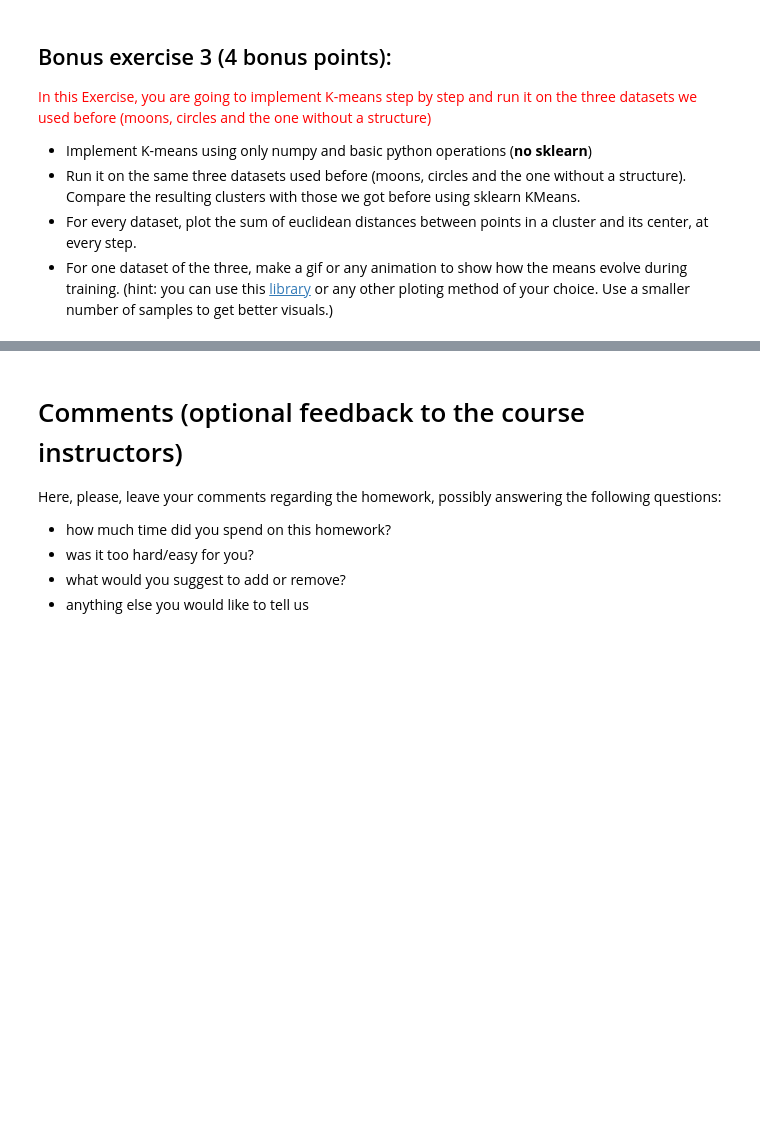
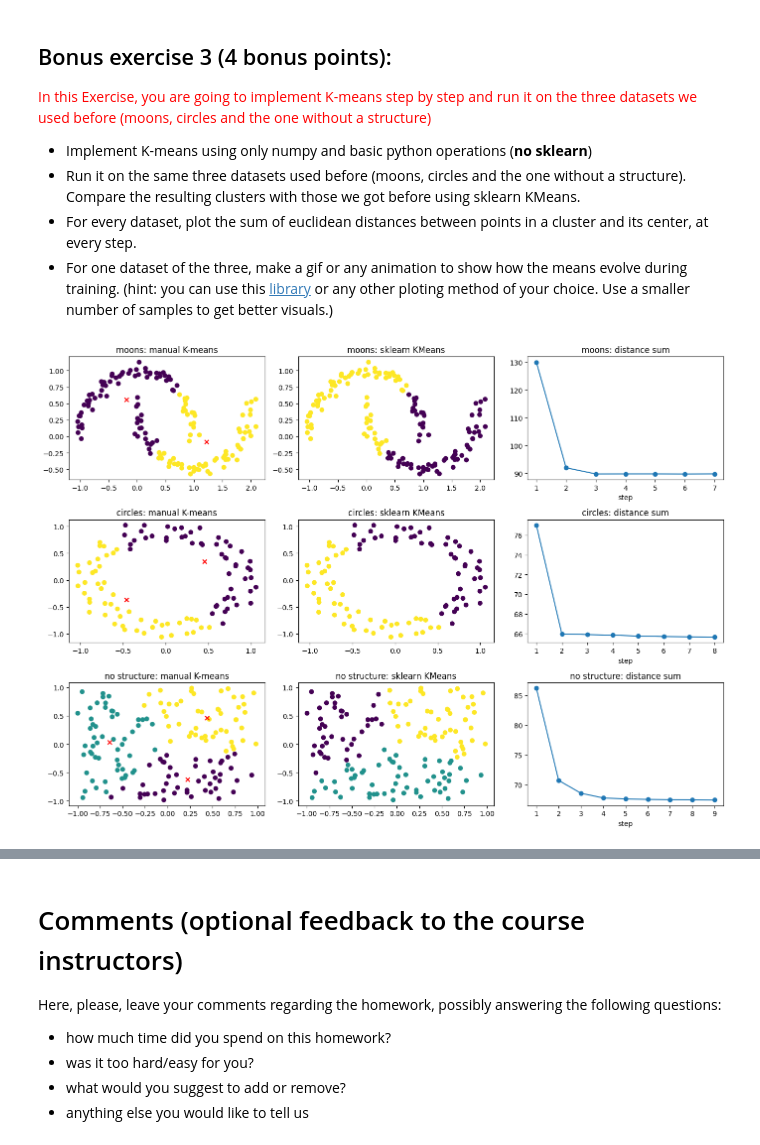
Before and after one commit to Ermolz/ml-homework02, a Jupyter notebook: 2026_Unsupervised_learning_HW.ipynb, the cells around one changed output, grey strips where cells are left out. Saved outputs shown, nothing was run; the diff lists cells and outputs as text; code cells hidden in the pictures; blank space fills up the shorter version.

```diff
--- a/2026_Unsupervised_learning_HW.ipynb
+++ b/2026_Unsupervised_learning_HW.ipynb
@@ -416,3 +548,91 @@ According to the above plot the most reasonable number of clusters is ...
 * Run it on the same three datasets used before (moons, circles and the one without a structure). Compare the resulting clusters with those we got before using sklearn KMeans.
 * For every dataset, plot the sum of euclidean distances between points in a cluster and its center, at every step.
 * For one dataset of the three, make a gif or any animation to show how the means evolve during training. (hint: you can use this [library](https://pypi.org/project/gif/) or any other ploting method of your choice. Use a smaller number of samples to get better visuals.)</font>
+# %%
+from matplotlib.animation import FuncAnimation
+from IPython.display import HTML, display
+
+def manual_kmeans(points, n_clusters, max_iter = 30, random_state = 111):
+    rng = np.random.default_rng(random_state)
+    centers = points[rng.choice(len(points), size = n_clusters, replace = False)].copy()
+    labels = np.zeros(len(points), dtype = int)
+    history = [centers.copy()]
+    losses = []
+
+    for _ in range(max_iter):
+        distances = np.linalg.norm(points[:, None, :] - centers[None, :, :], axis = 2)
+        new_labels = np.argmin(distances, axis = 1)
+        loss = np.sum(np.linalg.norm(points - centers[new_labels], axis = 1))
+        losses.append(loss)
+
+        new_centers = centers.copy()
+        for cluster_id in range(n_clusters):
+            cluster_points = points[new_labels == cluster_id]
+            if len(cluster_points) > 0:
+                new_centers[cluster_id] = np.mean(cluster_points, axis = 0)
+
+        history.append(new_centers.copy())
+        if np.allclose(new_centers, centers):
+            labels = new_labels
+            centers = new_centers
+            break
+
+        labels = new_labels
+        centers = new_centers
+
+    return labels, centers, losses, history
+
+moons_data, _ = datasets.make_moons(n_samples = 150, noise = 0.06, random_state = 111)
+circles_bonus_data = circles_pd[['x', 'y']].to_numpy()
+no_structure_data = np.random.default_rng(111).uniform(-1, 1, size = (150, 2))
+
+bonus_datasets = {
+    'moons': (moons_data, 2),
+    'circles': (circles_bonus_data, 2),
+    'no structure': (no_structure_data, 3)
+}
+
+manual_kmeans_results = {}
+fig, axes = plt.subplots(len(bonus_datasets), 3, figsize = (14, 10))
+
+for row_id, (name, (data, n_clusters)) in enumerate(bonus_datasets.items()):
+    manual_labels, manual_centers, losses, history = manual_kmeans(data, n_clusters = n_clusters, random_state = 111)
+    sklearn_labels = KMeans(n_clusters = n_clusters, random_state = 111, n_init = 10).fit_predict(data)
+    manual_kmeans_results[name] = {'labels': manual_labels, 'centers': manual_centers, 'losses': losses, 'history': history}
+
+    axes[row_id, 0].scatter(data[:, 0], data[:, 1], c = manual_labels)
+    axes[row_id, 0].scatter(manual_centers[:, 0], manual_centers[:, 1], c = 'red', marker = 'x')
+    axes[row_id, 0].set_title(f'{name}: manual K-means')
+
+    axes[row_id, 1].scatter(data[:, 0], data[:, 1], c = sklearn_labels)
+    axes[row_id, 1].set_title(f'{name}: sklearn KMeans')
+
+    axes[row_id, 2].plot(range(1, len(losses) + 1), losses, marker = 'o')
+    axes[row_id, 2].set_title(f'{name}: distance sum')
+    axes[row_id, 2].set_xlabel('step')
+
+plt.tight_layout()
+plt.show()
+
+animation_data = moons_data[:80]
+animation_labels, animation_centers, animation_losses, animation_history = manual_kmeans(animation_data, n_clusters = 2, random_state = 111)
+
+fig, ax = plt.subplots(figsize = (5, 4))
+
+def update(frame_id):
+    centers = animation_history[frame_id]
+    labels = np.argmin(np.linalg.norm(animation_data[:, None, :] - centers[None, :, :], axis = 2), axis = 1)
+    ax.clear()
+    ax.scatter(animation_data[:, 0], animation_data[:, 1], c = labels)
+    ax.scatter(centers[:, 0], centers[:, 1], c = 'red', marker = 'x', s = 120)
+    ax.set_title(f'K-means centers, step {frame_id}')
+    ax.set_xlim(animation_data[:, 0].min() - 0.2, animation_data[:, 0].max() + 0.2)
+    ax.set_ylim(animation_data[:, 1].min() - 0.2, animation_data[:, 1].max() + 0.2)
+
+manual_kmeans_animation = FuncAnimation(fig, update, frames = len(animation_history), interval = 700)
+plt.close(fig)
+display(HTML(manual_kmeans_animation.to_jshtml()))
+
+print('Manual K-means gives very similar groups to sklearn on compact data. It struggles on moons and circles because those clusters are not round.')
+# %% [output]
+[figure, added]
```
Also changed, not shown: parts of 20 cells of this notebook.
